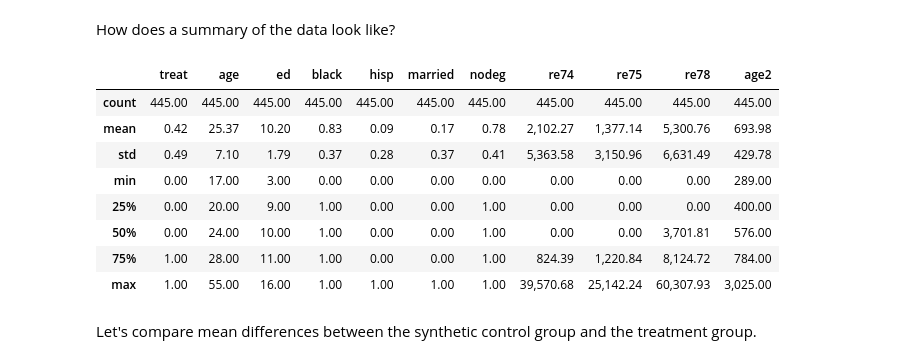
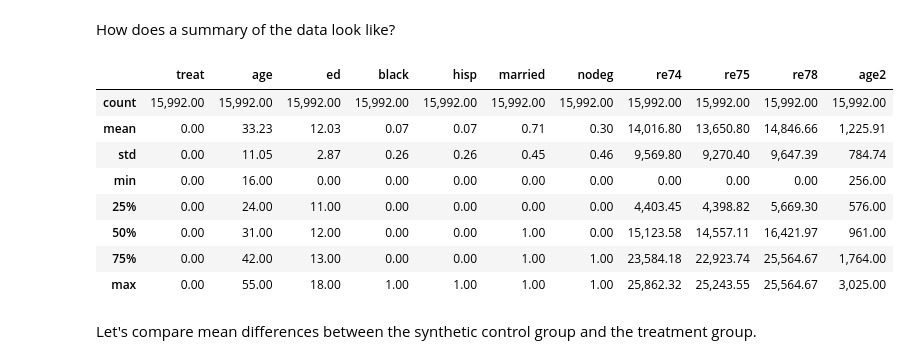
Before and after one commit to OpenSourceEconomics/ose-course-data-science, a Jupyter notebook: problem-sets/matching-estimators/notebook.ipynb, the cells around one changed output. Cells and saved outputs as stored; diff of their text form; code cells hidden in the pictures.

```diff
--- a/problem-sets/matching-estimators/notebook.ipynb
+++ b/problem-sets/matching-estimators/notebook.ipynb
@@ -30,7 +30,7 @@ demographics = ["age", "ed", "black", "hisp", "married", "nodeg", "age2"]
 
 dtypes = dict()
 for column in ["treat"] + demographics:
-    dtypes[column] = np.int
+    dtypes[column] = int
 
 df_nsw = pd.read_csv("data/nsw_dehejia.csv", dtype=dtypes)
 df_nsw.index.name = "individual"
@@ -100,17 +107,17 @@ df_cps.head()
 # %% [markdown]
 How does a summary of the data look like?
 # %%
-df_nsw.describe()
+df_cps.describe()
 # %% [output]
 |  | treat | age | ed | black | hisp | married | nodeg | re74 | re75 | re78 | age2 |
-| count | 445.00 | 445.00 | 445.00 | 445.00 | 445.00 | 445.00 | 445.00 | 445.00 | 445.00 | 445.00 | 445.00 |
-| mean | 0.42 | 25.37 | 10.20 | 0.83 | 0.09 | 0.17 | 0.78 | 2,102.27 | 1,377.14 | 5,300.76 | 693.98 |
-| std | 0.49 | 7.10 | 1.79 | 0.37 | 0.28 | 0.37 | 0.41 | 5,363.58 | 3,150.96 | 6,631.49 | 429.78 |
-| min | 0.00 | 17.00 | 3.00 | 0.00 | 0.00 | 0.00 | 0.00 | 0.00 | 0.00 | 0.00 | 289.00 |
-| 25% | 0.00 | 20.00 | 9.00 | 1.00 | 0.00 | 0.00 | 1.00 | 0.00 | 0.00 | 0.00 | 400.00 |
-| 50% | 0.00 | 24.00 | 10.00 | 1.00 | 0.00 | 0.00 | 1.00 | 0.00 | 0.00 | 3,701.81 | 576.00 |
-| 75% | 1.00 | 28.00 | 11.00 | 1.00 | 0.00 | 0.00 | 1.00 | 824.39 | 1,220.84 | 8,124.72 | 784.00 |
-| max | 1.00 | 55.00 | 16.00 | 1.00 | 1.00 | 1.00 | 1.00 | 39,570.68 | 25,142.24 | 60,307.93 | 3,025.00 |
+| count | 15,992.00 | 15,992.00 | 15,992.00 | 15,992.00 | 15,992.00 | 15,992.00 | 15,992.00 | 15,992.00 | 15,992.00 | 15,992.00 | 15,992.00 |
+| mean | 0.00 | 33.23 | 12.03 | 0.07 | 0.07 | 0.71 | 0.30 | 14,016.80 | 13,650.80 | 14,846.66 | 1,225.91 |
+| std | 0.00 | 11.05 | 2.87 | 0.26 | 0.26 | 0.45 | 0.46 | 9,569.80 | 9,270.40 | 9,647.39 | 784.74 |
+| min | 0.00 | 16.00 | 0.00 | 0.00 | 0.00 | 0.00 | 0.00 | 0.00 | 0.00 | 0.00 | 256.00 |
+| 25% | 0.00 | 24.00 | 11.00 | 0.00 | 0.00 | 0.00 | 0.00 | 4,403.45 | 4,398.82 | 5,669.30 | 576.00 |
+| 50% | 0.00 | 31.00 | 12.00 | 0.00 | 0.00 | 1.00 | 0.00 | 15,123.58 | 14,557.11 | 16,421.97 | 961.00 |
+| 75% | 0.00 | 42.00 | 13.00 | 0.00 | 0.00 | 1.00 | 1.00 | 23,584.18 | 22,923.74 | 25,564.67 | 1,764.00 |
+| max | 0.00 | 55.00 | 18.00 | 1.00 | 1.00 | 1.00 | 1.00 | 25,862.32 | 25,243.55 | 25,564.67 | 3,025.00 |
 # %% [markdown]
 Let's compare mean differences between the synthetic control group and the treatment group.
 # %%
```
Also changed, not shown: parts of 6 cells of this notebook.
